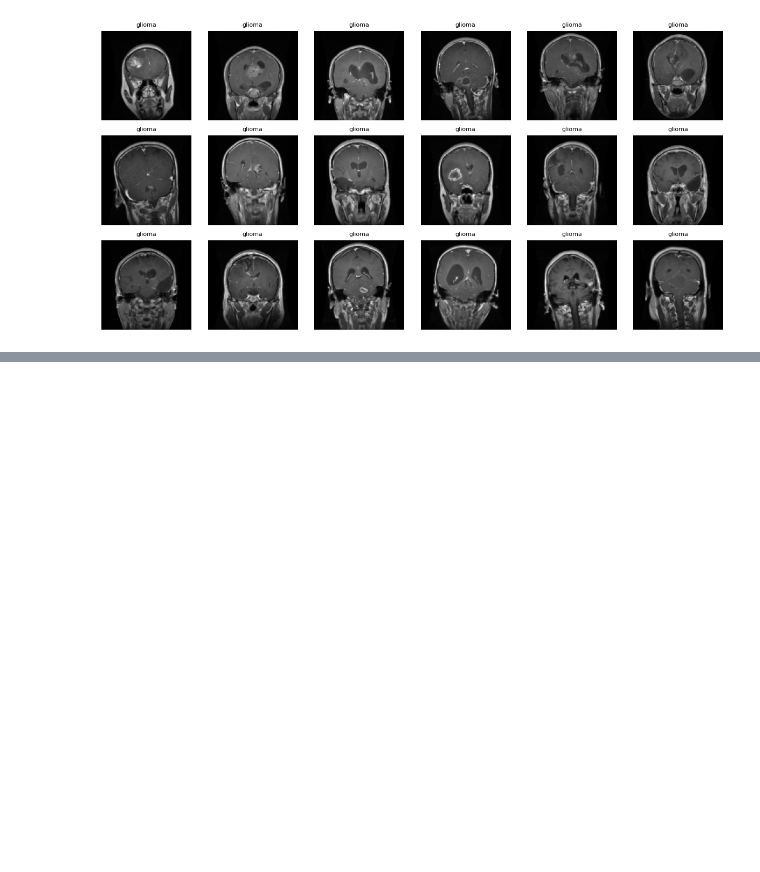
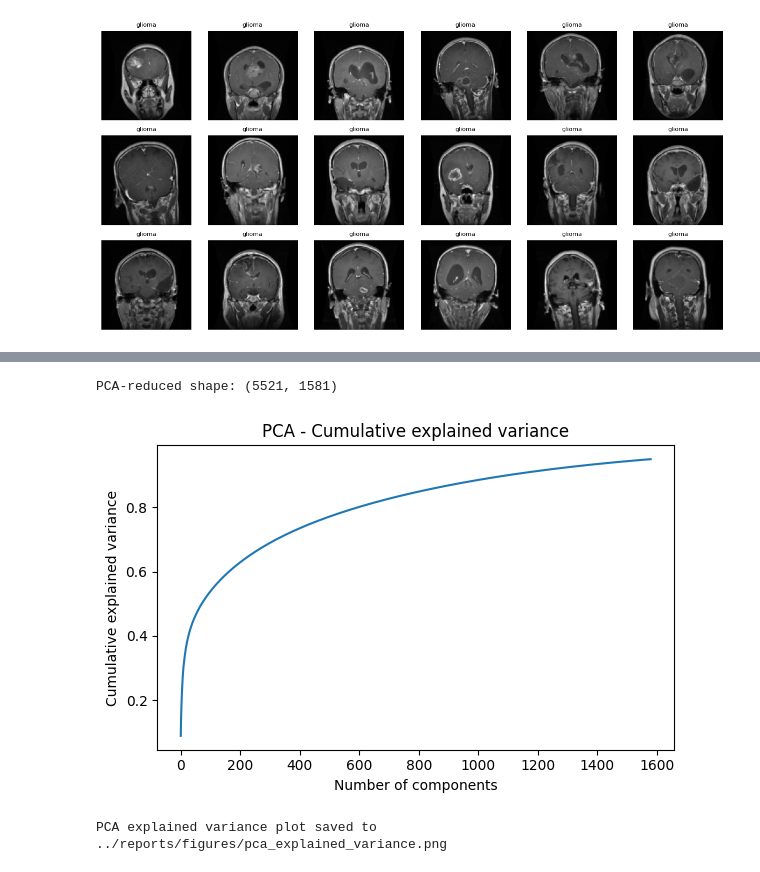
Before and after one commit to John-JonSteyn/BrainTumorMRIScikitLearnClassification, a Jupyter notebook: notebooks/brain_tumor_baseline.ipynb, the cells around one changed output, grey strips where cells are left out. Drawn from its saved outputs; the diff is of its cells as text; code cells hidden in the pictures; blank space fills up the shorter version.

```diff
--- a/notebooks/brain_tumor_baseline.ipynb
+++ b/notebooks/brain_tumor_baseline.ipynb
@@ -575,0 +681,7 @@ plot_preprocessed_grid(X_train_images, y_train, index_to_label)
+# %%
+from sklearn.preprocessing import StandardScaler
+
+feature_scaler = StandardScaler(with_mean=True, with_std=True)
+X_train_hog_scaled = feature_scaler.fit_transform(X_train_hog)
+
+print("Scaled HOG feature matrix shape:", X_train_hog_scaled.shape)
@@ -575,0 +700,36 @@ plot_preprocessed_grid(X_train_images, y_train, index_to_label)
+# %%
+from sklearn.decomposition import PCA
+import matplotlib.pyplot as plt
+
+# Ensure figure output directory exists
+os.makedirs("../reports/figures", exist_ok=True)
+
+# Choose a variance target (e.g., keep 95% of variance)
+pca_variance_target = 0.95
+pca_transformer = PCA(
+    n_components=pca_variance_target,
+    svd_solver="full",
+    random_state=random_seed
+)
+X_train_pca = pca_transformer.fit_transform(X_train_hog_scaled)
+
+print("PCA-reduced shape:", X_train_pca.shape)
+
+# Plot cumulative explained variance
+plt.figure(figsize=(6, 4))
+plt.plot(np.cumsum(pca_transformer.explained_variance_ratio_))
+plt.xlabel("Number of components")
+plt.ylabel("Cumulative explained variance")
+plt.title("PCA - Cumulative explained variance")
+plt.tight_layout()
+
+# Save to disk and also show inline
+figure_path = "../reports/figures/pca_explained_variance.png"
+plt.savefig(figure_path, dpi=300)
+plt.show()
+
+print(f"PCA explained variance plot saved to {figure_path}")
+# %% [output]
+PCA-reduced shape: (5521, 1581)
+[figure, added]
+PCA explained variance plot saved to ../reports/figures/pca_explained_variance.png
```
Also changed, not shown: parts of 11 cells of this notebook, 18 other files.
